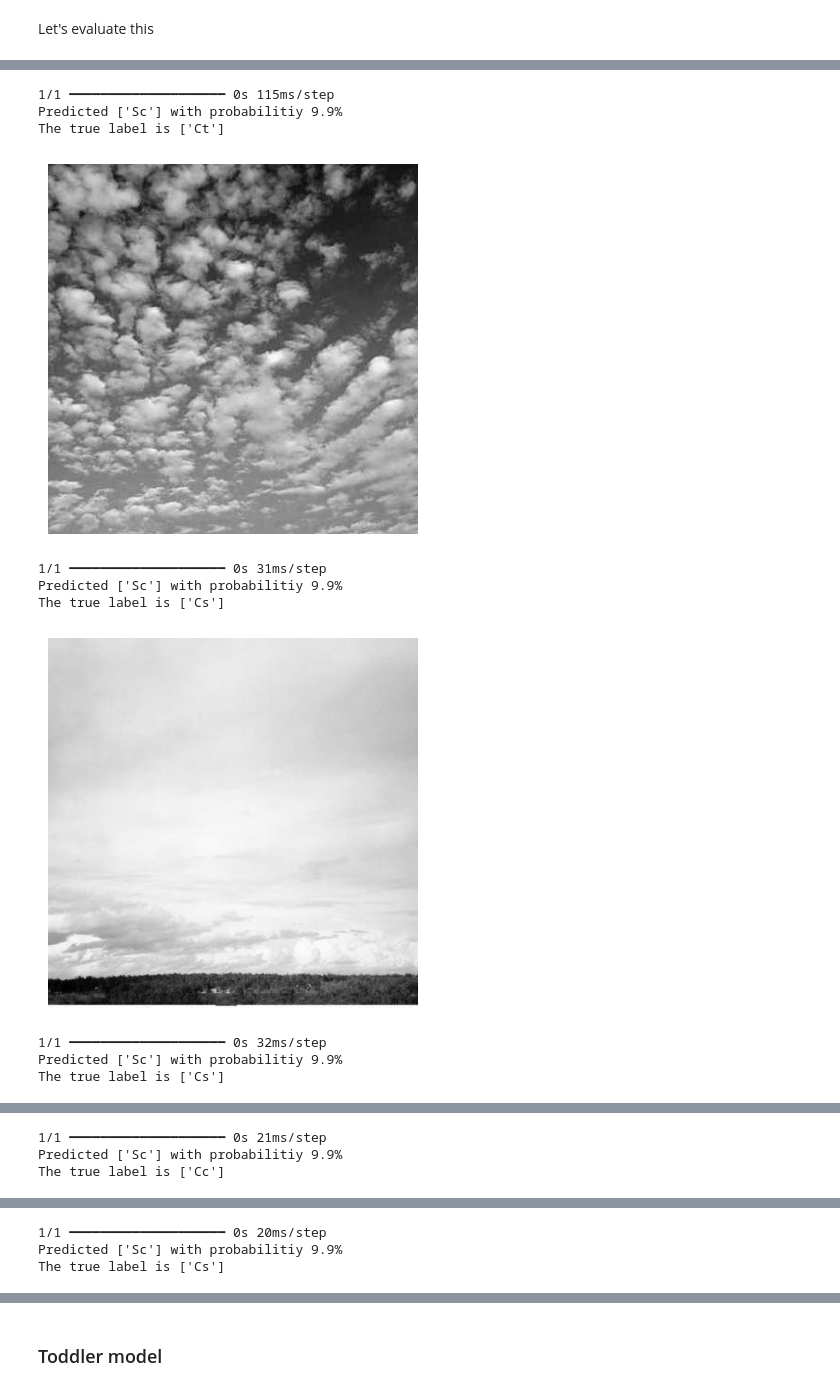
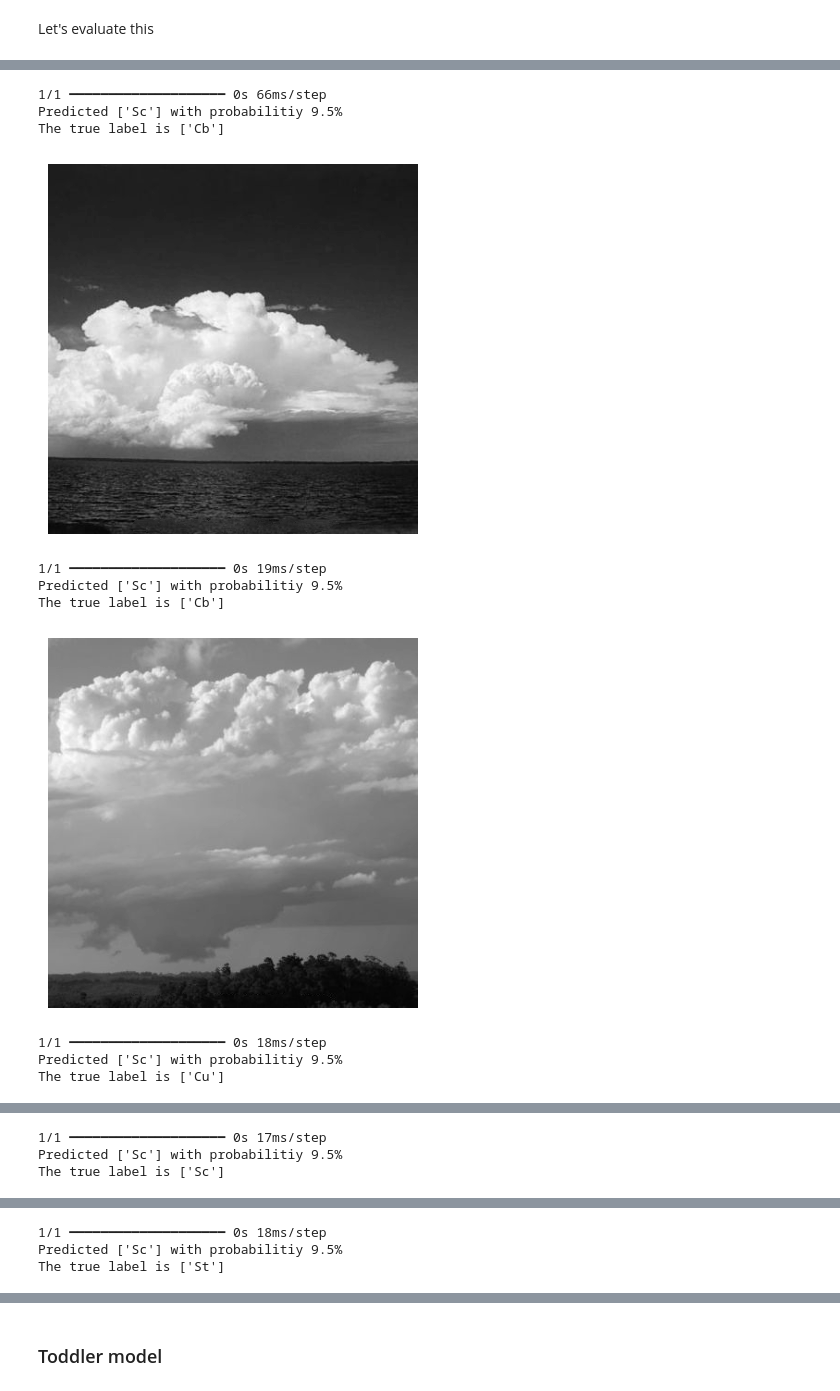
Before and after one commit to ibidyouadu/clouds-eda, a Jupyter notebook: modeling-first-attempt.ipynb, the cells around one changed output, grey strips where cells are left out. Saved outputs shown, nothing was run; the diff lists cells and outputs as text; code cells hidden in the pictures.

Commit message:
finish first modeling notebook

```diff
--- a/modeling-first-attempt.ipynb
+++ b/modeling-first-attempt.ipynb
@@ -59,10 +64,0 @@ Also before we can use our labels, we need to encode them into integers otherwis
-# %%
-from sklearn.preprocessing import LabelEncoder
-
-classes = np.unique(y_train)
-classes = np.sort(classes)
-num_classes = classes.size
-le = LabelEncoder()
-le.fit(classes)
-y_train = le.transform(y_train)
-y_train[:5]
@@ -79,13 +91,13 @@ y_test = le.transform(y_test)
 # %% [markdown]
 ### Baby model
 # %%
-model = keras.models.Sequential([
+model1 = keras.models.Sequential([
     keras.layers.Flatten(input_shape=(400,400)),
     keras.layers.Dense(64, activation="relu"),
     keras.layers.Dense(num_classes)
 ])
 
-model.summary()
+model1.summary()
 # %% [output]
 Model: "sequential"
 ┏━━━━━━━━━━━━━━━━━━━━━━━━━━━━━━━━━┳━━━━━━━━━━━━━━━━━━━━━━━━┳━━━━━━━━━━━━━━━┓
@@ -101,12 +113,13 @@ Model: "sequential"
  Trainable params: 10,240,779 (39.07 MB)
  Non-trainable params: 0 (0.00 B)
 # %%
-model.compile(
+model1.compile(
     optimizer="adam",
     loss=tf.losses.SparseCategoricalCrossentropy(from_logits=True),
     metrics=["accuracy"]
 )
+batch_size=64
 
-model.fit(X_train, y_train, epochs=5)
+model1.fit(data_train.batch(batch_size), epochs=5)
 # %% [output]
 Epoch 1/5
@@ -123,20 +142,18 @@ Epoch 5/5
 # %% [markdown]
 Let's evaluate this
 # %%
-probability_model = keras.models.Sequential([
-    model,
+probability_model1 = keras.models.Sequential([
+    model1,
     keras.layers.Softmax()
 ])
 
-def prediction_summary(model, sample, label_name):
-    plt.imshow(sample, cmap="grey")
+def prediction_summary(model, image, label_name):
+    plt.imshow(image, cmap="grey")
     plt.axis("off")
     plt.show()
 
-    img_height, img_width = sample.shape
-    sample = sample.reshape(1, img_height, img_width)
-    probabilities = model.predict(sample)
-
+    image = tf.expand_dims(image, axis=0)
+    probabilities = model.predict(image)
     predicted = np.argmax(probabilities)
     predicted_label_name = le.inverse_transform(predicted.reshape(1,))
     predicted_proba = np.max(probabilities) * 100
@@ -149,17 +166,15 @@ def prediction_summary(model, sample, label_name):
     else:
         return 0
 # %%
-N_test = y_test.size
 num_samples = 10
-random_sample = np.random.randint(1, N_test, num_samples)
 num_correct = 0
 
-for idx in random_sample:
-    sample = X_test[idx]
-    label = y_test[idx]
-    label = label.reshape(1,)
+for sample in data_test.take(10):
+    image = sample[0]
+    label = sample[1]
+    label = np.array(label.numpy()).reshape(1,)
     label_name = le.inverse_transform(label)
-    num_correct += prediction_summary(probability_model, sample, label_name)
+    num_correct += prediction_summary(probability_model1, image, label_name)
 
 print()
 print(f"Got {num_correct} predictions correct out of {num_samples}")
@@ -168,11 +185,11 @@ print(f"Got {num_correct} predictions correct out of {num_samples}")
-1/1 ━━━━━━━━━━━━━━━━━━━━ 0s 115ms/step
-Predicted ['Sc'] with probabilitiy 9.9%
-The true label is ['Ct']
+1/1 ━━━━━━━━━━━━━━━━━━━━ 0s 66ms/step
+Predicted ['Sc'] with probabilitiy 9.5%
+The true label is ['Cb']
-[figure, old version]
+[figure, new version]
-1/1 ━━━━━━━━━━━━━━━━━━━━ 0s 31ms/step
-Predicted ['Sc'] with probabilitiy 9.9%
-The true label is ['Cs']
+1/1 ━━━━━━━━━━━━━━━━━━━━ 0s 19ms/step
+Predicted ['Sc'] with probabilitiy 9.5%
+The true label is ['Cb']
-[figure, old version]
+[figure, new version]
-1/1 ━━━━━━━━━━━━━━━━━━━━ 0s 32ms/step
-Predicted ['Sc'] with probabilitiy 9.9%
-The true label is ['Cs']
+1/1 ━━━━━━━━━━━━━━━━━━━━ 0s 18ms/step
+Predicted ['Sc'] with probabilitiy 9.5%
+The true label is ['Cu']
@@ -180,3 +197,3 @@ The true label is ['Cs']
-1/1 ━━━━━━━━━━━━━━━━━━━━ 0s 21ms/step
-Predicted ['Sc'] with probabilitiy 9.9%
-The true label is ['Cc']
+1/1 ━━━━━━━━━━━━━━━━━━━━ 0s 17ms/step
+Predicted ['Sc'] with probabilitiy 9.5%
+The true label is ['Sc']
@@ -184,3 +201,3 @@ The true label is ['Cc']
-1/1 ━━━━━━━━━━━━━━━━━━━━ 0s 20ms/step
-Predicted ['Sc'] with probabilitiy 9.9%
-The true label is ['Cs']
+1/1 ━━━━━━━━━━━━━━━━━━━━ 0s 18ms/step
+Predicted ['Sc'] with probabilitiy 9.5%
+The true label is ['St']
```
Also changed, not shown: parts of 31 cells of this notebook, 2 other files.
